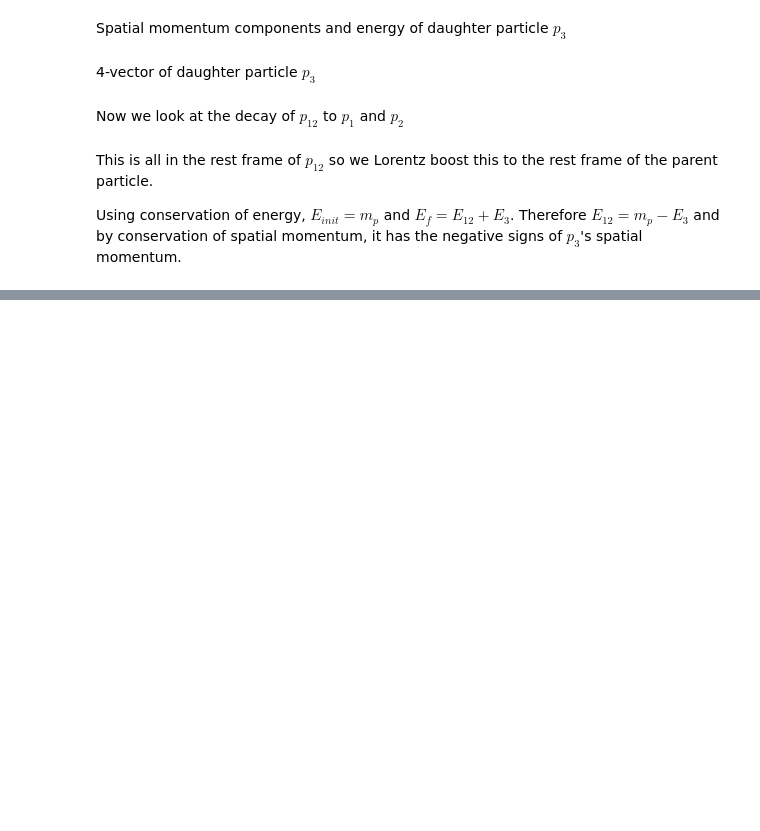
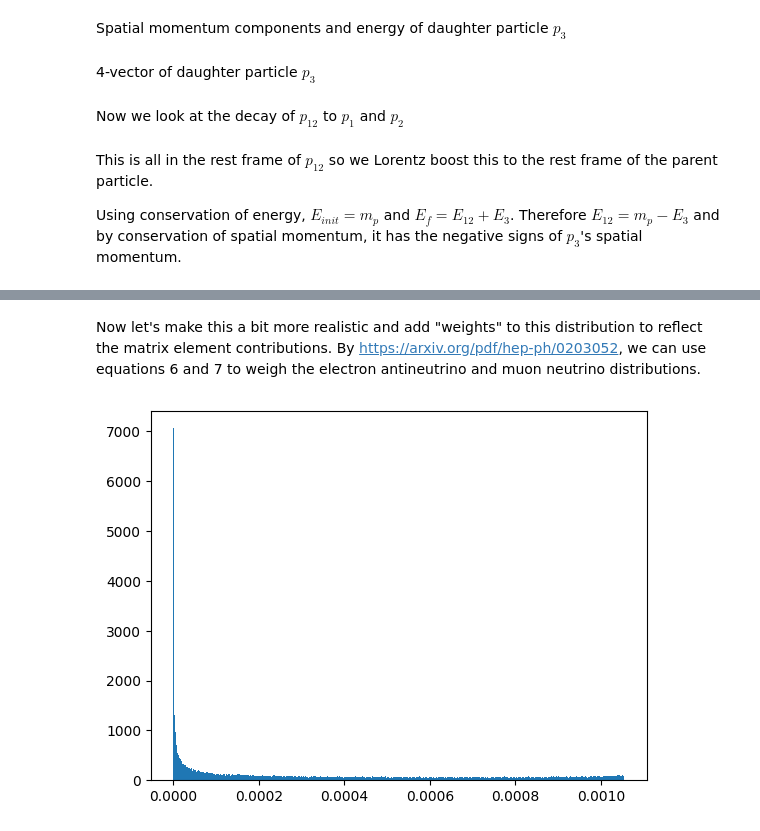
Before and after one commit to jchoi55/MINeut, a Jupyter notebook: 3-body-decay.ipynb, the cells around one changed output, grey strips where cells are left out. Drawn from its saved outputs; the diff is of its cells as text; code cells hidden in the pictures; blank space fills up the shorter version.

Commit message:
first attempt weighting

```diff
--- a/3-body-decay.ipynb
+++ b/3-body-decay.ipynb
@@ -111,0 +118,19 @@ Daughter 3: [(42.92507808, 22.80238745, -15.0230923 , 50.8743993)
+# %% [markdown]
+Now let's make this a bit more realistic and add "weights" to this distribution to reflect the matrix element contributions. By https://arxiv.org/pdf/hep-ph/0203052, we can use equations 6 and 7 to weigh the electron antineutrino and muon neutrino distributions.
+# %%
+#muon neutrino
+
+xmuon = 2*daughter3.E/mp
+weight_muon = (xmuon**2)*(3.0-2*xmuon)
+
+#normalize
+tot_weight = np.sum(weight_muon)
+norm_weight = weight_muon/tot_weight
+
+#weighted distribution
+muon_neut_dist = np.multiply(daughter3.E,norm_weight)
+
+plt.hist(muon_neut_dist, bins=1000)
+plt.show()
+# %% [output]
+[figure, added]
```
Also changed, not shown: parts of 8 cells of this notebook.
